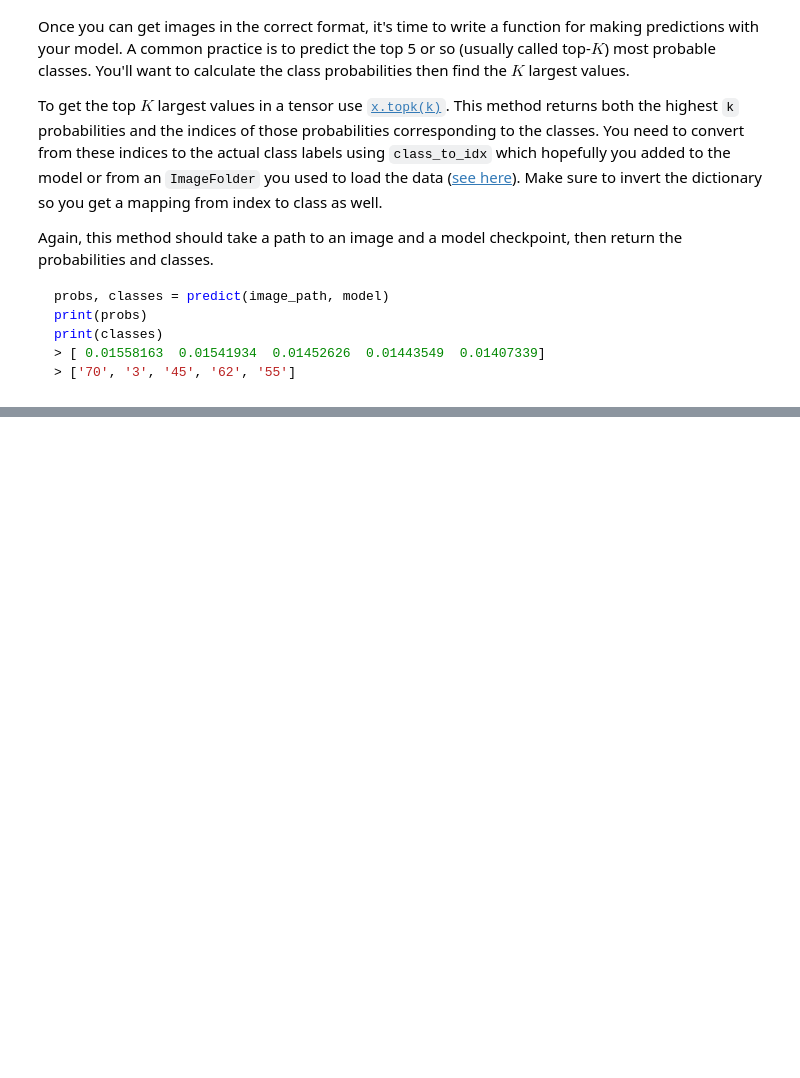
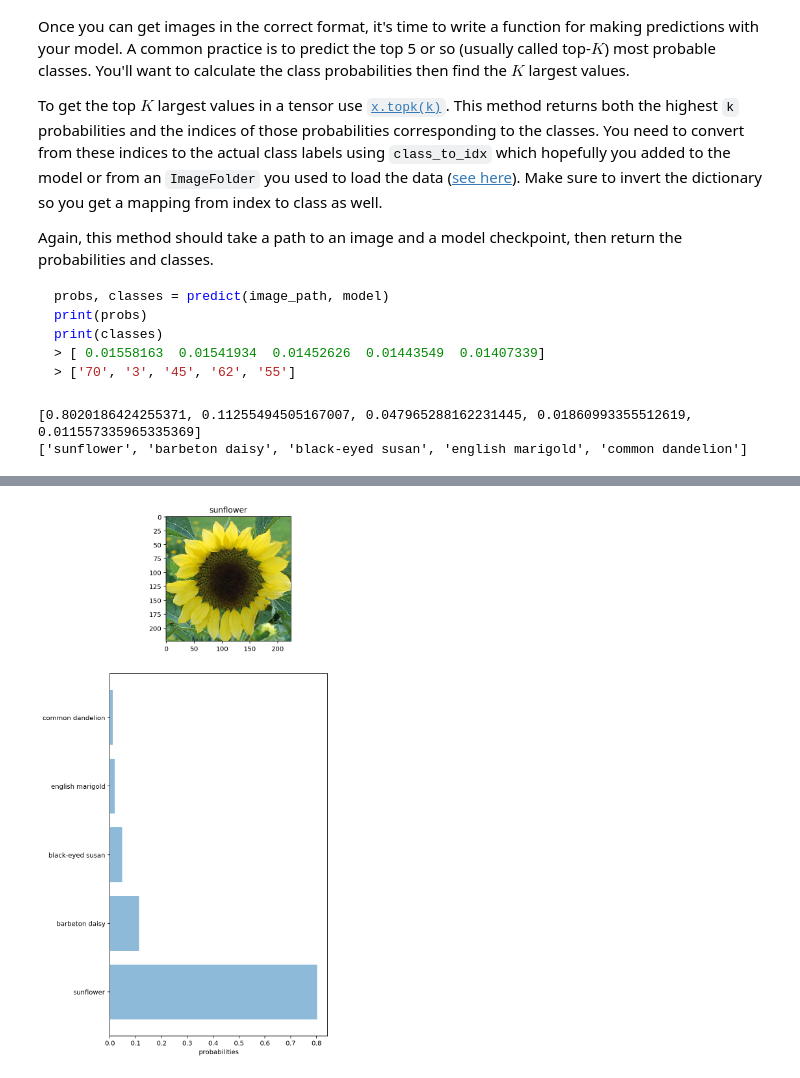
Before and after one commit to tytyman04292003/Image-Classifier, a Jupyter notebook: Image Classifier Project Final.ipynb, the cells around one changed output, grey strips where cells are left out. Drawn from its saved outputs; the diff is of its cells as text; code cells hidden in the pictures; blank space fills up the shorter version.

```diff
--- a/Image Classifier Project Final.ipynb
+++ b/Image Classifier Project Final.ipynb
@@ -456,7 +498,9 @@ def predict(image_path, model, topk=5):
     top_cl = classes.tolist()[0]
 
     #Reverse the dict
-    idx_to_class = {val: key for key, val in model.class_to_idx.items()}
+    idx_to_class = {model.class_to_idx[i]: i for i in model.class_to_idx}
+    # OR {val: key for key, val in model.class_to_idx.items()}
+    # OR {v:k for k, v in model.class_to_idx.items()}
 
     #Get the correct indices
     labels = []
@@ -466,9 +510,12 @@ def predict(image_path, model, topk=5):
     return top_p, labels
 # %%
 #Passing variables
-probs, classes = predict('flowers/test/54/image_05440.jpg', modelsave)
+probs, classes = predict('flowers/test/54/image_05402.jpg', modelsave)
 print(probs)
 print(classes)
+# %% [output]
+[0.8020186424255371, 0.11255494505167007, 0.047965288162231445, 0.01860993355512619, 0.011557335965335369]
+['sunflower', 'barbeton daisy', 'black-eyed susan', 'english marigold', 'common dandelion']
 # %% [markdown]
 ## Sanity Checking
 
@@ -480,28 +527,31 @@ You can convert from the class integer encoding to actual flower names with the
 # %%
 # TODO: Display an image along with the top 5 classes
 fig = plot.figure(figsize = (6,10))
 
 #Create axes for flower
 ax = fig.add_axes([.2, .4, .445, .445])
 
 #Display + process image
-result = process_image('flowers/test/54/image_05440.jpg')
+result = process_image('flowers/test/54/image_05402.jpg')
 ax = imshow(result, ax);
 
 #Title for graph
-#ax.set_title(cat_to_name[str(test_set)])
+index = 54
+ax.set_title(cat_to_name[str(index)])
 
 #Predict image
-probs, classes = predict('flowers/test/54/image_05440.jpg', model)
+probs, classes = predict('flowers/test/54/image_05402.jpg', model)
 
 #Displays bar graph with axes
 ax1 = fig.add_axes([0, -.355, .775, .775])
 
 # Get range for probabilities
 y_pos = np.arange(len(classes))
 
 # Plot as a horizontal bar graph
 plot.barh(y_pos, probs, align='center', alpha=0.5)
 plot.yticks(y_pos, classes)
 plot.xlabel('probabilities')
 plot.show()
+# %% [output]
+[figure, added]
```
Also changed, not shown: parts of 6 cells of this notebook.
